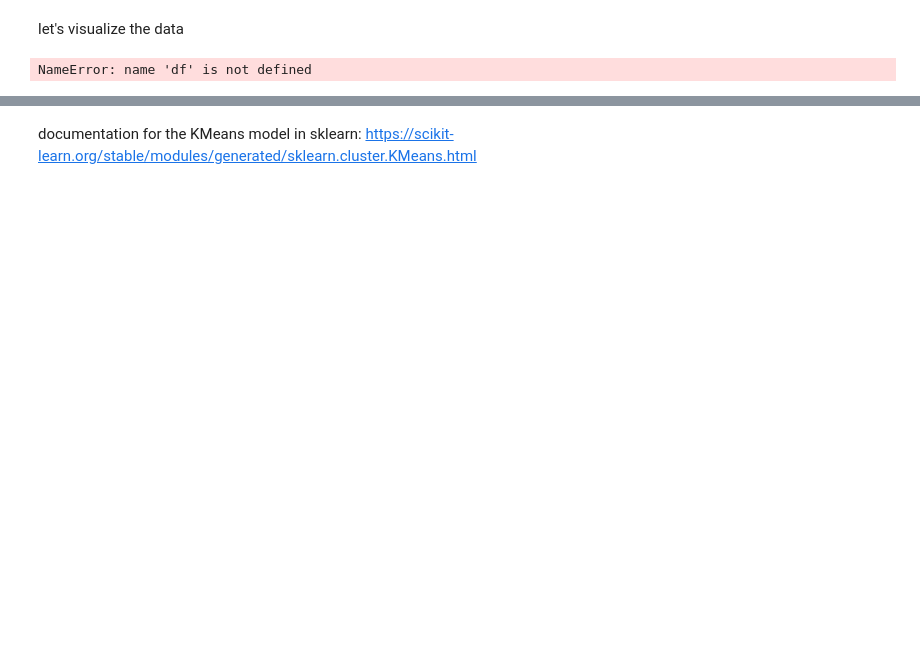
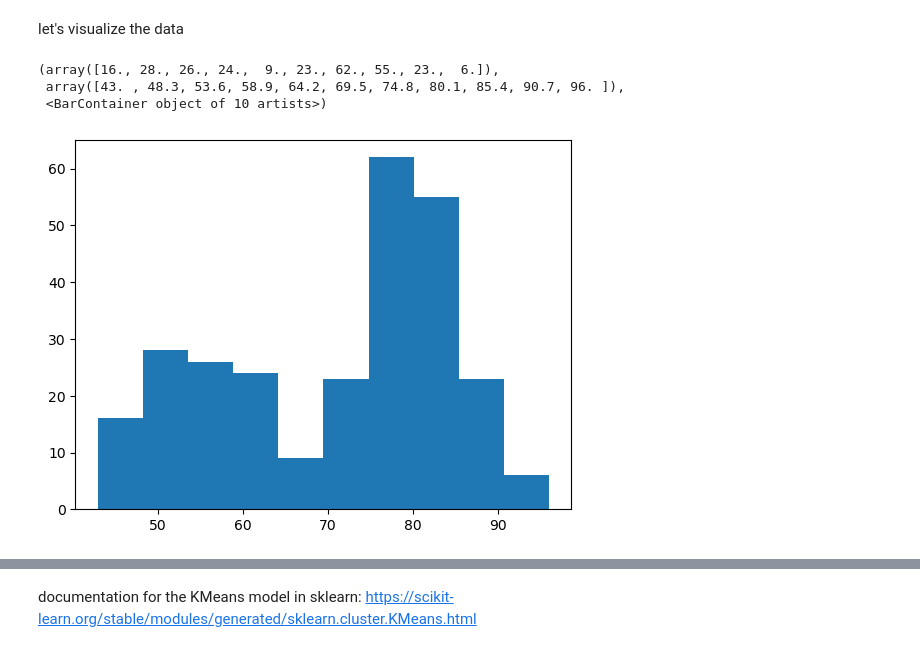
Before and after one commit to croppers/ml_classification_workshop, a Jupyter notebook: lesson_1/lesson_1_blank.ipynb, the cells around one changed output, grey strips where cells are left out. Drawn from its saved outputs; the diff is of its cells as text; code cells hidden in the pictures; blank space fills up the shorter version.

```diff
--- a/lesson_1/lesson_1_blank.ipynb
+++ b/lesson_1/lesson_1_blank.ipynb
@@ -3,3 +9,7 @@
 # %% [markdown]
 ## A Standard K-Means Clustering Example
 (Inspired by an article originally published on r-posts.com https://r-posts.com/exploring-assumptions-of-k-means-clustering-using-r/)
+# %%
+# read in the data
+df = pd.read_csv('data/faithful.csv')
+df # visualize the data
@@ -6,7 +30,9 @@
 # %% [markdown]
 let's visualize the data
-# %%
-X = df.values
-X
-# %% [output]
-NameError: name 'df' is not defined
+# %%
+plt.hist(df['waiting'])
+# %% [output]
+(array([16., 28., 26., 24.,  9., 23., 62., 55., 23.,  6.]),
+ array([43. , 48.3, 53.6, 58.9, 64.2, 69.5, 74.8, 80.1, 85.4, 90.7, 96. ]),
+ <BarContainer object of 10 artists>)
+[figure, added]
```
Also changed, not shown: parts of 28 cells of this notebook.
